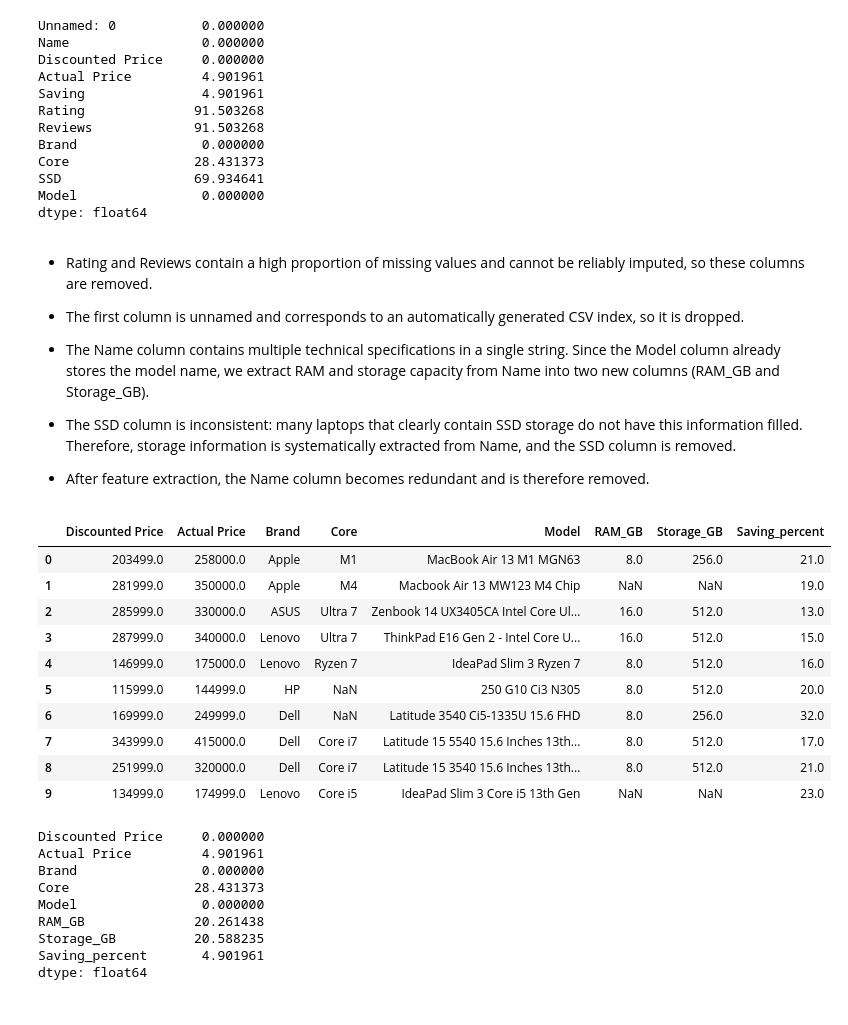
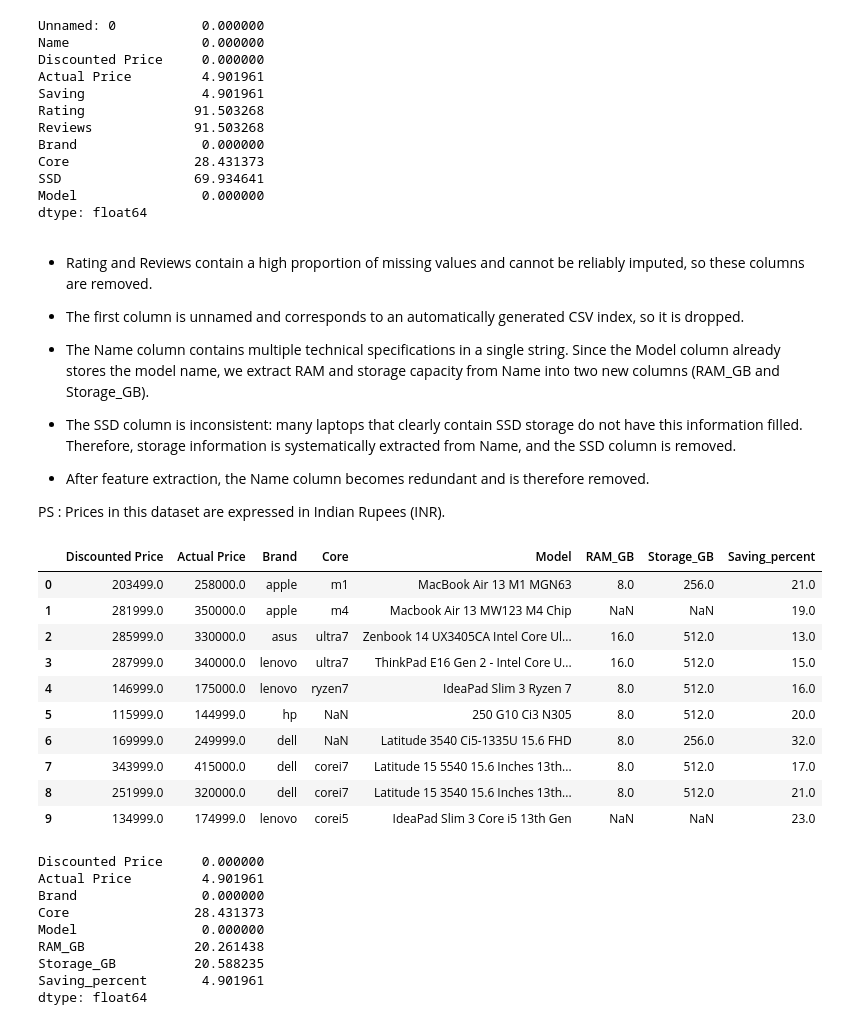
Before and after one commit to Zakaria-Boukeffa/LAPTOP-PRICE-ML, a Jupyter notebook: laptop.ipynb, the cells around one changed output. Drawn from its saved outputs; the diff is of its cells as text; code cells hidden in the pictures.

```diff
--- a/laptop.ipynb
+++ b/laptop.ipynb
@@ -94,9 +94,10 @@ dtype: float64
 - The SSD column is inconsistent: many laptops that clearly contain SSD storage do not have this information filled. Therefore, storage information is systematically extracted from Name, and the SSD column is removed.
 
 - After feature extraction, the Name column becomes redundant and is therefore removed.
+
+PS : Prices in this dataset are expressed in Indian Rupees (INR).
 # %%
 df1 = df.iloc[:, 1:].copy()
-
 # RAM and storage extraction
 
 # the specs are in parantheses, so we start by extracting what's inside them
@@ -104,43 +105,52 @@ df1 = df.iloc[:, 1:].copy()
 specs = df1['Name'].str.extract(r'\(([^)]*GB[^)]*)\)', expand=False)
 
 # Split on first GB
 split_specs = specs.str.split(r'GB', n=1, expand=True)
 
 # RAM (left part)
 df1['RAM_GB'] = split_specs[0].str.extract(r'(\d+)').astype(float)
 
 # Storage (right part)
 storage = split_specs[1].str.extract(r'(\d+)\s*(TB|GB)', expand=True)
 
 df1['Storage_GB'] = np.where(
     storage[1] == 'TB',
     storage[0].astype(float) * 1024,
     storage[0].astype(float)
 )
 
 # Saving extraction (%)
 df1['Saving_percent'] = (
     df1['Saving']
     .str.extract(r'(\d+)')
     .astype(float)
 )
 
+# Clean categorical columns
+for col in ['Brand', 'Core']:
+    df1[col] = (
+        df1[col]
+        .str.lower()
+        .str.replace(' ', '', regex=False)
+        .str.replace('-', '', regex=False)
+    )
+
 # Drop useless columns
 df1 = df1.drop(columns=['Name','Rating', 'Reviews', 'SSD', 'Saving'])
 
 df1.head(10)
 # %% [output]
 |  | Discounted Price | Actual Price | Brand | Core | Model | RAM_GB | Storage_GB | Saving_percent |
-| 0 | 203499.0 | 258000.0 | Apple | M1 | MacBook Air 13 M1 MGN63 | 8.0 | 256.0 | 21.0 |
-| 1 | 281999.0 | 350000.0 | Apple | M4 | Macbook Air 13 MW123 M4 Chip | NaN | NaN | 19.0 |
-| 2 | 285999.0 | 330000.0 | ASUS | Ultra 7 | Zenbook 14 UX3405CA Intel Core Ul... | 16.0 | 512.0 | 13.0 |
-| 3 | 287999.0 | 340000.0 | Lenovo | Ultra 7 | ThinkPad E16 Gen 2 - Intel Core U... | 16.0 | 512.0 | 15.0 |
-| 4 | 146999.0 | 175000.0 | Lenovo | Ryzen 7 | IdeaPad Slim 3 Ryzen 7 | 8.0 | 512.0 | 16.0 |
-| 5 | 115999.0 | 144999.0 | HP | NaN | 250 G10 Ci3 N305 | 8.0 | 512.0 | 20.0 |
-| 6 | 169999.0 | 249999.0 | Dell | NaN | Latitude 3540 Ci5-1335U 15.6 FHD | 8.0 | 256.0 | 32.0 |
-| 7 | 343999.0 | 415000.0 | Dell | Core i7 | Latitude 15 5540 15.6 Inches 13th... | 8.0 | 512.0 | 17.0 |
-| 8 | 251999.0 | 320000.0 | Dell | Core i7 | Latitude 15 3540 15.6 Inches 13th... | 8.0 | 512.0 | 21.0 |
-| 9 | 134999.0 | 174999.0 | Lenovo | Core i5 | IdeaPad Slim 3 Core i5 13th Gen | NaN | NaN | 23.0 |
+| 0 | 203499.0 | 258000.0 | apple | m1 | MacBook Air 13 M1 MGN63 | 8.0 | 256.0 | 21.0 |
+| 1 | 281999.0 | 350000.0 | apple | m4 | Macbook Air 13 MW123 M4 Chip | NaN | NaN | 19.0 |
+| 2 | 285999.0 | 330000.0 | asus | ultra7 | Zenbook 14 UX3405CA Intel Core Ul... | 16.0 | 512.0 | 13.0 |
+| 3 | 287999.0 | 340000.0 | lenovo | ultra7 | ThinkPad E16 Gen 2 - Intel Core U... | 16.0 | 512.0 | 15.0 |
+| 4 | 146999.0 | 175000.0 | lenovo | ryzen7 | IdeaPad Slim 3 Ryzen 7 | 8.0 | 512.0 | 16.0 |
+| 5 | 115999.0 | 144999.0 | hp | NaN | 250 G10 Ci3 N305 | 8.0 | 512.0 | 20.0 |
+| 6 | 169999.0 | 249999.0 | dell | NaN | Latitude 3540 Ci5-1335U 15.6 FHD | 8.0 | 256.0 | 32.0 |
+| 7 | 343999.0 | 415000.0 | dell | corei7 | Latitude 15 5540 15.6 Inches 13th... | 8.0 | 512.0 | 17.0 |
+| 8 | 251999.0 | 320000.0 | dell | corei7 | Latitude 15 3540 15.6 Inches 13th... | 8.0 | 512.0 | 21.0 |
+| 9 | 134999.0 | 174999.0 | lenovo | corei5 | IdeaPad Slim 3 Core i5 13th Gen | NaN | NaN | 23.0 |
 # %%
 df1.isnull().mean()*100
 # %% [output]
```
Also changed, not shown: parts of 21 cells of this notebook.
